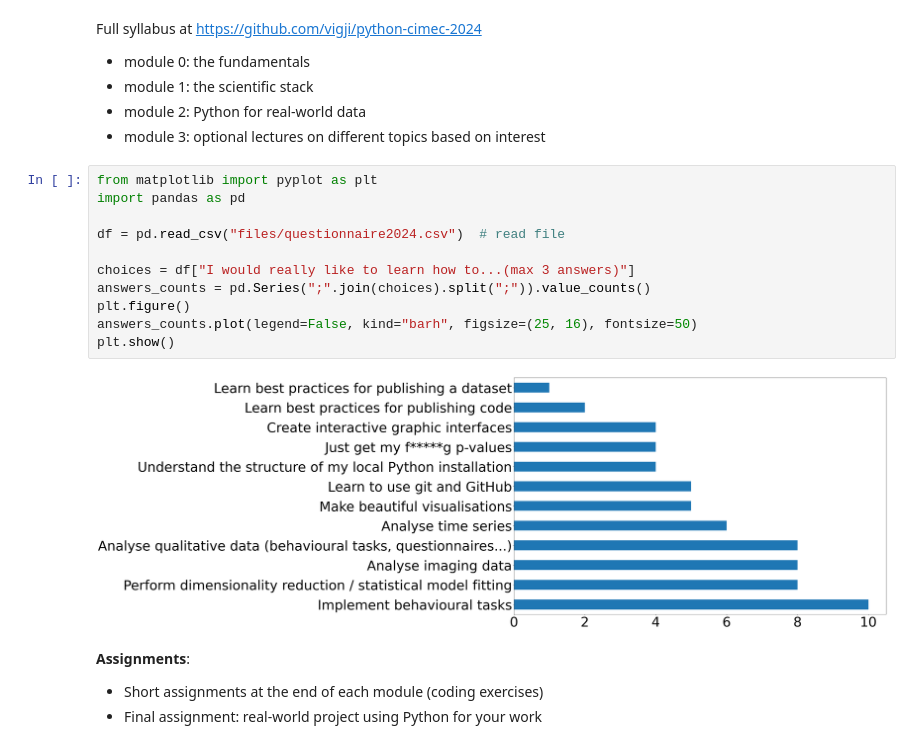
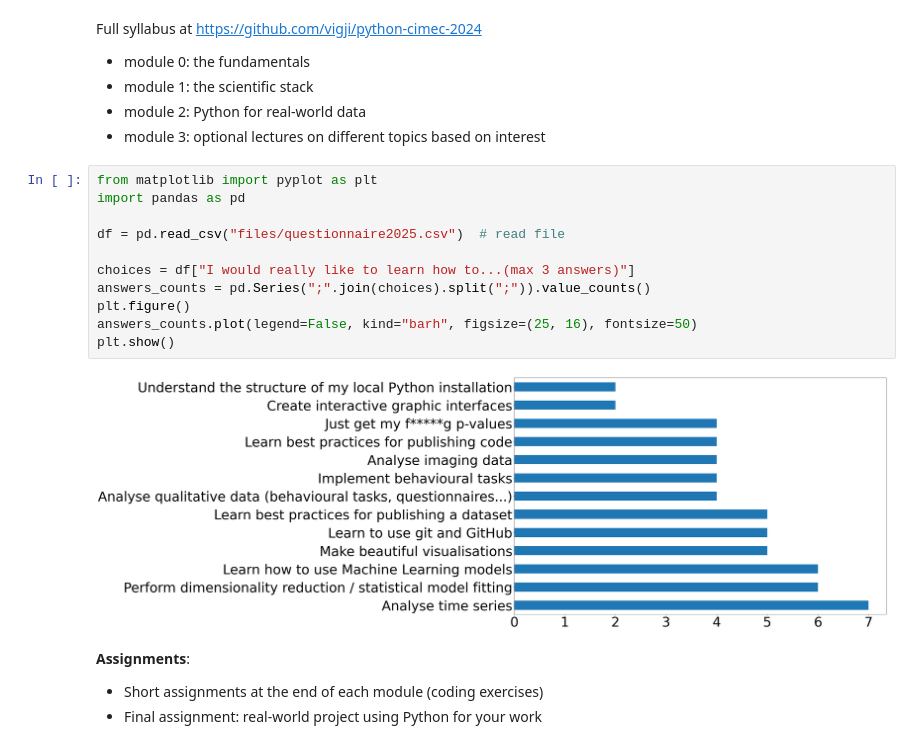
Before and after one commit to vigji/python-cimec-2025, a Jupyter notebook: lectures/Lecture0.0.0_Introduction.ipynb, the cells around one changed output. Drawn from its saved outputs; the diff is of its cells as text.

```diff
--- a/lectures/Lecture0.0.0_Introduction.ipynb
+++ b/lectures/Lecture0.0.0_Introduction.ipynb
@@ -67,16 +67,16 @@ Full syllabus at https://github.com/vigji/python-cimec-2024
 # %%
 from matplotlib import pyplot as plt
 import pandas as pd
 
-df = pd.read_csv("files/questionnaire2024.csv")  # read file
+df = pd.read_csv("files/questionnaire2025.csv")  # read file
 
 choices = df["I would really like to learn how to...(max 3 answers)"]
 answers_counts = pd.Series(";".join(choices).split(";")).value_counts()
 plt.figure()
 answers_counts.plot(legend=False, kind="barh", figsize=(25, 16), fontsize=50)
 plt.show()
 # %% [output]
-[figure, old version]
+[figure, new version]
 # %% [markdown]
 **Assignments**:
 - Short assignments at the end of each module (coding exercises)
```
Also changed, not shown: parts of 3 cells of this notebook.
